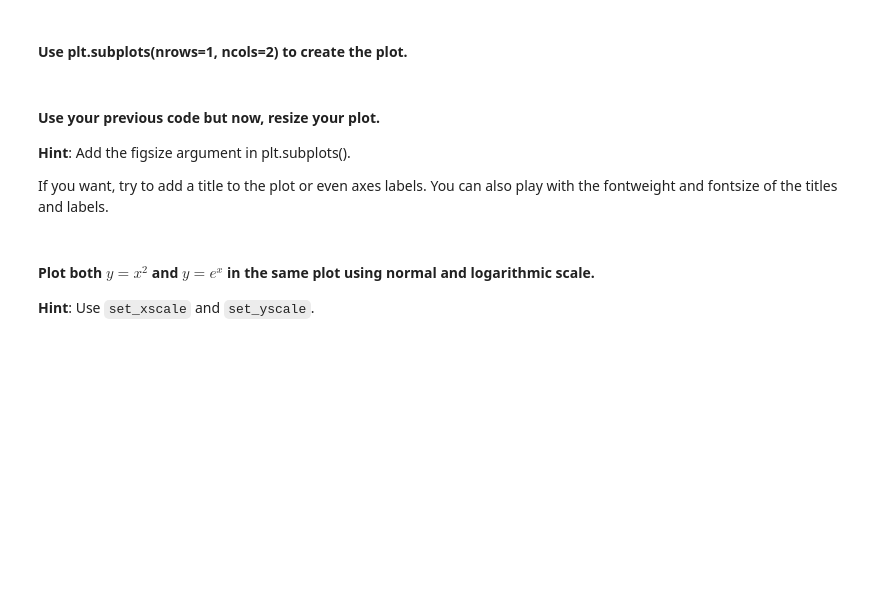
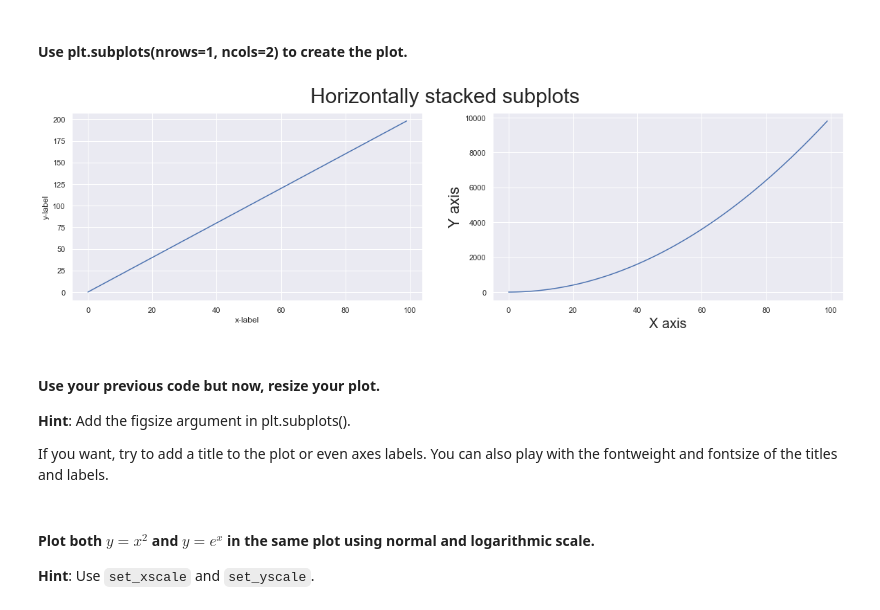
Before and after one commit to ta-data-lis/lab-matplotlib-seaborn, a Jupyter notebook: your-code/main.ipynb, the cells around one changed output. Cells and saved outputs as stored; diff of their text form; code cells hidden in the pictures; blank space fills up the shorter version.

```diff
--- a/your-code/main.ipynb
+++ b/your-code/main.ipynb
@@ -37,3 +37,15 @@ Also, play around with the linewidth and style. Use the ones you're most happy w
+# %%
+fig, (ax1,ax2) = plt.subplots(1,2, figsize=(20,5))
+fig.suptitle('Horizontally stacked subplots', fontsize = 30)
+ax1.plot(x, y)
+ax1.set(xlabel='x-label', ylabel='y-label')
+ax2.plot(x, z)
+ax2.set_xlabel('X axis', fontsize = 20)
+ax2.set_ylabel('Y axis', fontsize = 22)
+
+plt.show()
+# %% [output]
+[figure, added]
 # %% [markdown]
 #### Use your previous code but now, resize your plot.
 **Hint**: Add the figsize argument in plt.subplots().
```
Also changed, not shown: parts of 52 cells of this notebook, 1 other file.
